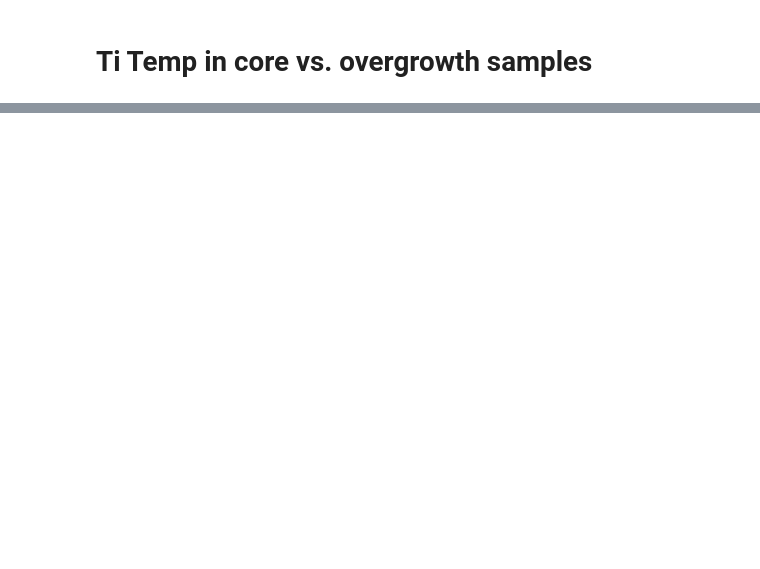
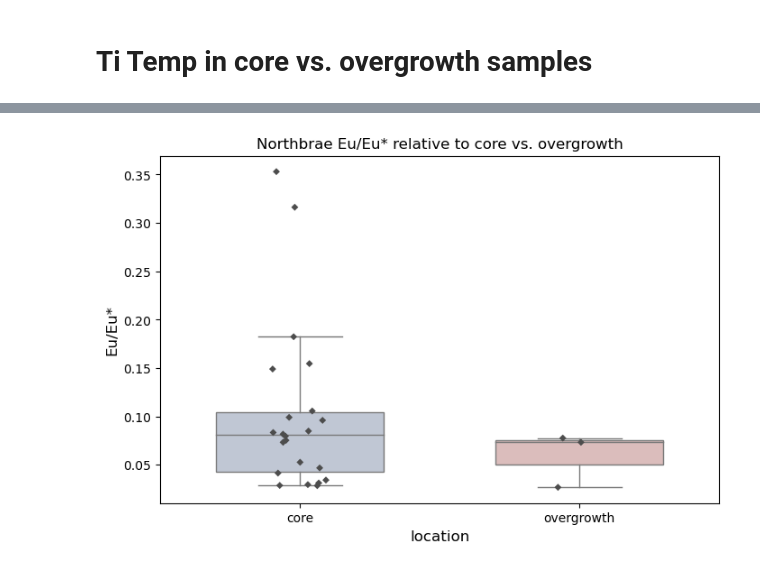
Before and after one commit to Swanson-Hysell-Group/Northbrae_Volcanics, a Jupyter notebook: code/trace_elements.ipynb, the cells around one changed output, grey strips where cells are left out. Saved outputs shown, nothing was run; the diff lists cells and outputs as text; code cells hidden in the pictures; blank space fills up the shorter version.

```diff
--- a/code/trace_elements.ipynb
+++ b/code/trace_elements.ipynb
@@ -484,0 +487,10 @@ plt.show()
+# %%
+plt.figure(figsize=(8,5))
+sns.boxplot(x='location',y='Eu/Eu*',data=te_data_IR22_core_overgrowth,
+            width=.6, palette="vlag",showfliers = False)
+sns.stripplot(x='location',y='Eu/Eu*',data=te_data_IR22_core_overgrowth,
+              size=4, color=".3", linewidth=0)
+plt.title('Northbrae Eu/Eu* relative to core vs. overgrowth')
+plt.show()
+# %% [output]
+[figure, added]
```
Also changed, not shown: parts of 12 cells of this notebook, 2 other files.
